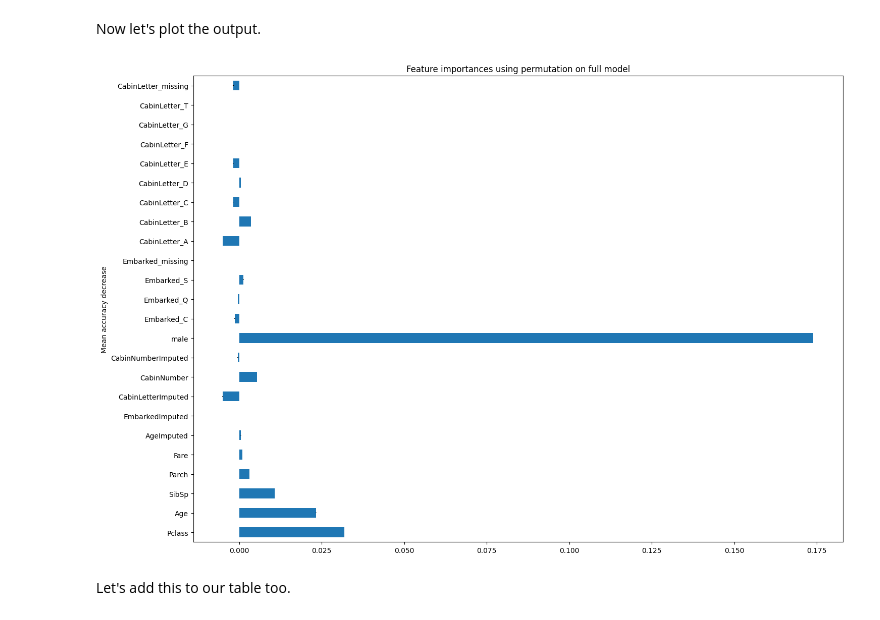
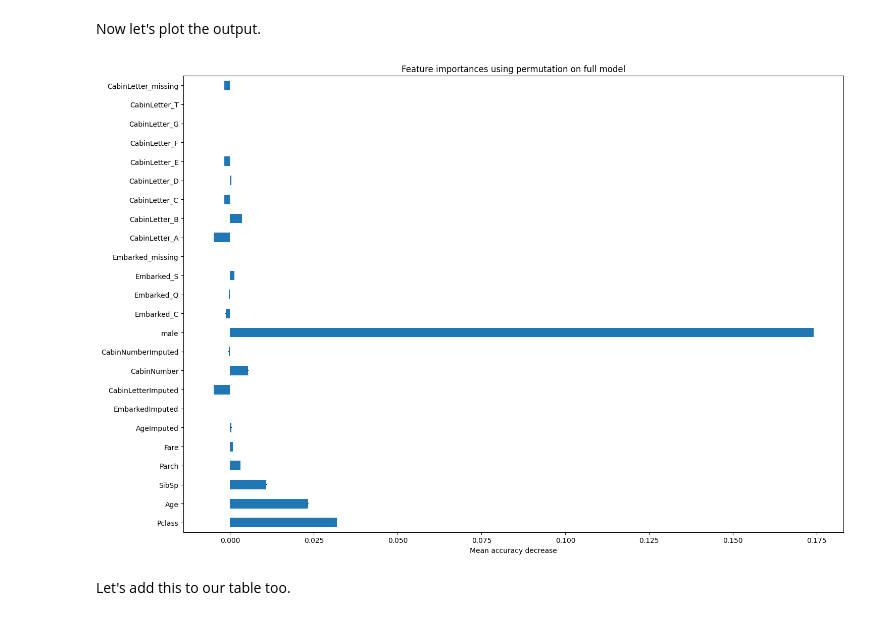
Before and after one commit to hsma-programme/h6_4g_explainable_ai, a Jupyter notebook: teaching_notebooks/pdp_ice_feature_importance_shap_table_tree_classification_titanic.ipynb, the cells around one changed output. Cells and saved outputs as stored; diff of their text form; code cells hidden in the pictures.

```diff
--- a/teaching_notebooks/pdp_ice_feature_importance_shap_table_tree_classification_titanic.ipynb
+++ b/teaching_notebooks/pdp_ice_feature_importance_shap_table_tree_classification_titanic.ipynb
@@ -201,14 +227,14 @@ Now let's plot the output.
 # %%
 feature_importances_pfi = pd.Series(result_pfi.importances_mean, index=feature_names)
 
 fig, ax = plt.subplots(figsize=(15,10))
 feature_importances_pfi.plot.barh(yerr=result_pfi.importances_std, ax=ax)
 ax.set_title("Feature importances using permutation on full model")
-ax.set_ylabel("Mean accuracy decrease")
+ax.set_xlabel("Mean accuracy decrease")
 fig.tight_layout()
 plt.show()
 # %% [output]
-[figure, old version]
+[figure, new version]
 # %% [markdown]
 Let's add this to our table too.
 # %%
```
Also changed, not shown: parts of 13 cells of this notebook, 2 other files.
